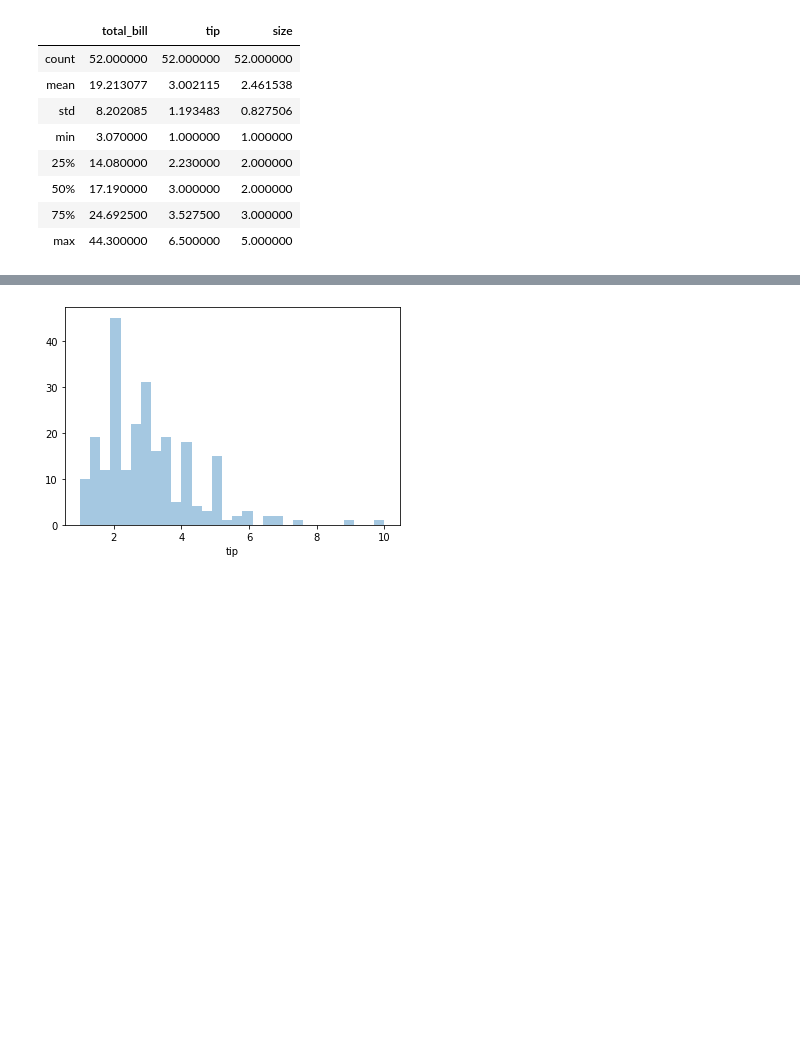
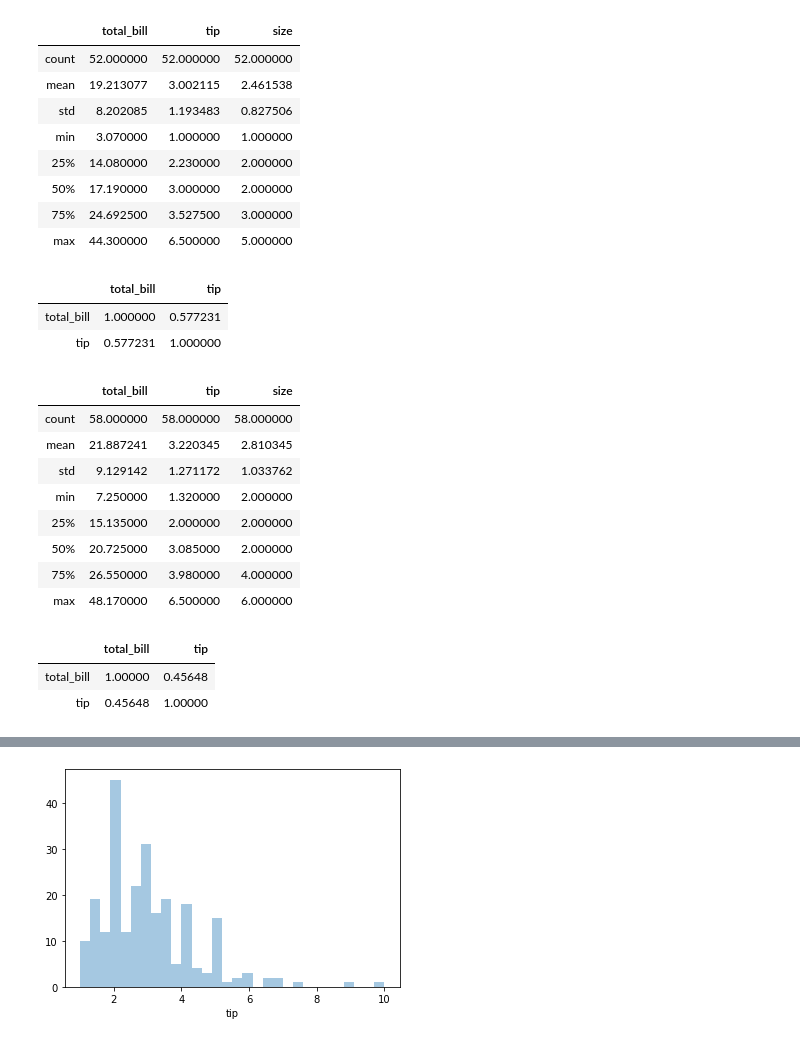
Before and after one commit to neadie/FundamentalsOfDataAnalysisProject, a Jupyter notebook: DataAnalyticsFundamentals.ipynb, the cells around one changed output, grey strips where cells are left out. Drawn from its saved outputs; the diff is of its cells as text; code cells hidden in the pictures; blank space fills up the shorter version.

```diff
--- a/DataAnalyticsFundamentals.ipynb
+++ b/DataAnalyticsFundamentals.ipynb
@@ -114,3 +154,27 @@ The describe method where sex = 'Male' and time = 'Lunch'
 | 50% | 17.190000 | 3.000000 | 2.000000 |
 | 75% | 24.692500 | 3.527500 | 3.000000 |
 | max | 44.300000 | 6.500000 | 5.000000 |
+# %%
+(tips.loc[(tips.loc[:,'sex']== 'Female')  & (tips.loc[:,'time'] == 'Dinner')])[['total_bill', 'tip']].corr()
+# %% [output]
+|  | total_bill | tip |
+| total_bill | 1.000000 | 0.577231 |
+| tip | 0.577231 | 1.000000 |
+# %%
+(tips.loc[(tips.loc[:,'sex']== 'Male') & (tips.loc[:,'day']== 'Sun') & (tips.loc[:,'time'] == 'Dinner') ]).describe()
+# %% [output]
+|  | total_bill | tip | size |
+| count | 58.000000 | 58.000000 | 58.000000 |
+| mean | 21.887241 | 3.220345 | 2.810345 |
+| std | 9.129142 | 1.271172 | 1.033762 |
+| min | 7.250000 | 1.320000 | 2.000000 |
+| 25% | 15.135000 | 2.000000 | 2.000000 |
+| 50% | 20.725000 | 3.085000 | 2.000000 |
+| 75% | 26.550000 | 3.980000 | 4.000000 |
+| max | 48.170000 | 6.500000 | 6.000000 |
+# %%
+(tips.loc[(tips.loc[:,'sex']== 'Male') & (tips.loc[:,'day']== 'Sun') & (tips.loc[:,'time'] == 'Dinner') ])[['total_bill', 'tip']].corr()
+# %% [output]
+|  | total_bill | tip |
+| total_bill | 1.00000 | 0.45648 |
+| tip | 0.45648 | 1.00000 |
```
Also changed, not shown: parts of 10 cells of this notebook.
